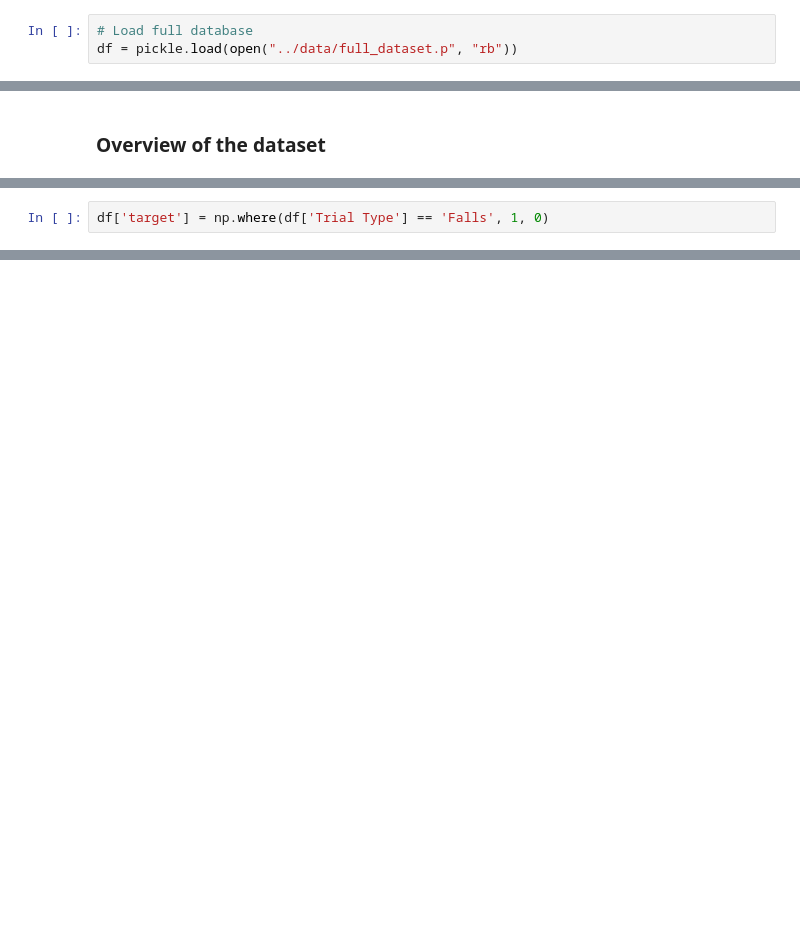
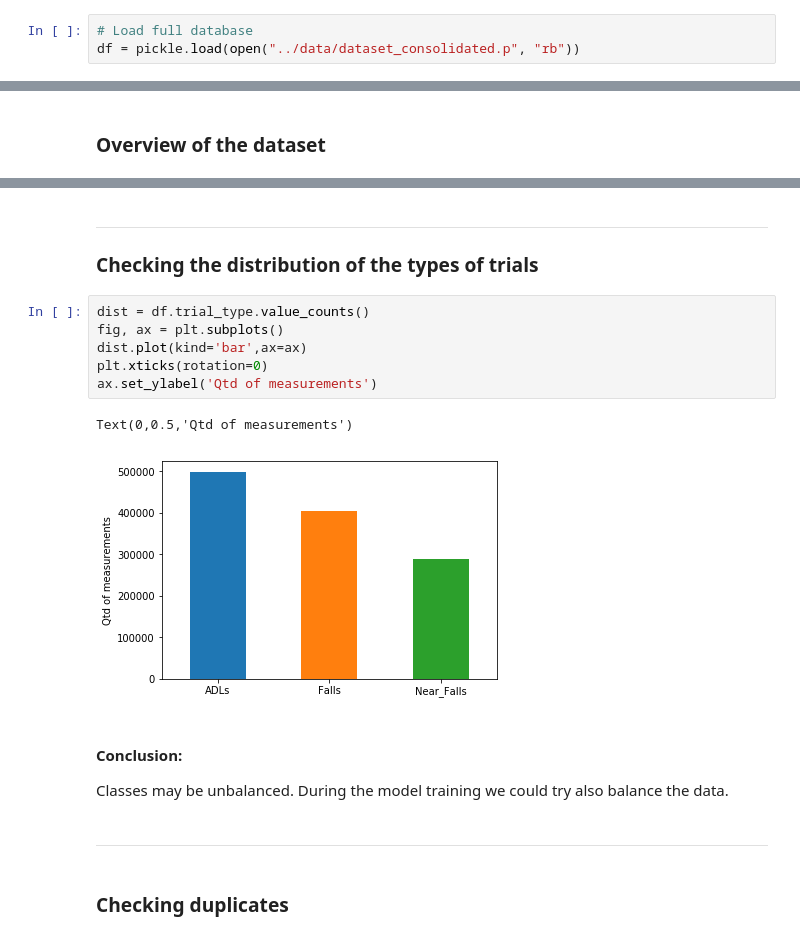
Before and after one commit to mdrmuhaimin/BigData2, a Jupyter notebook: code/exploratory_data_analysis.ipynb, the cells around one changed output, grey strips where cells are left out. Cells and saved outputs as stored; diff of their text form; blank space fills up the shorter version.

```diff
--- a/code/exploratory_data_analysis.ipynb
+++ b/code/exploratory_data_analysis.ipynb
@@ -15,3 +18,3 @@ import pickle
 # %%
 # Load full database
-df = pickle.load(open("../data/full_dataset.p", "rb"))
+df = pickle.load(open("../data/dataset_consolidated.p", "rb"))
@@ -145,2 +149,0 @@ list(df['Trial Type'].unique())
-# %%
-df['target'] = np.where(df['Trial Type'] == 'Falls', 1, 0)
@@ -281,0 +163,21 @@ As we can see, the class values are not balanced. This can lead to a model that
+# %% [markdown]
+<hr>
+
+### Checking the distribution of the types of trials
+# %%
+dist = df.trial_type.value_counts()
+fig, ax = plt.subplots()
+dist.plot(kind='bar',ax=ax)
+plt.xticks(rotation=0)
+ax.set_ylabel('Qtd of measurements')
+# %% [output]
+Text(0,0.5,'Qtd of measurements')
+[figure, added]
+# %% [markdown]
+#### Conclusion:
+
+Classes may be unbalanced. During the model training we could try also balance the data.
+# %% [markdown]
+<hr>
+# %% [markdown]
+### Checking duplicates
```
Also changed, not shown: parts of 35 cells of this notebook, 2 other files.
